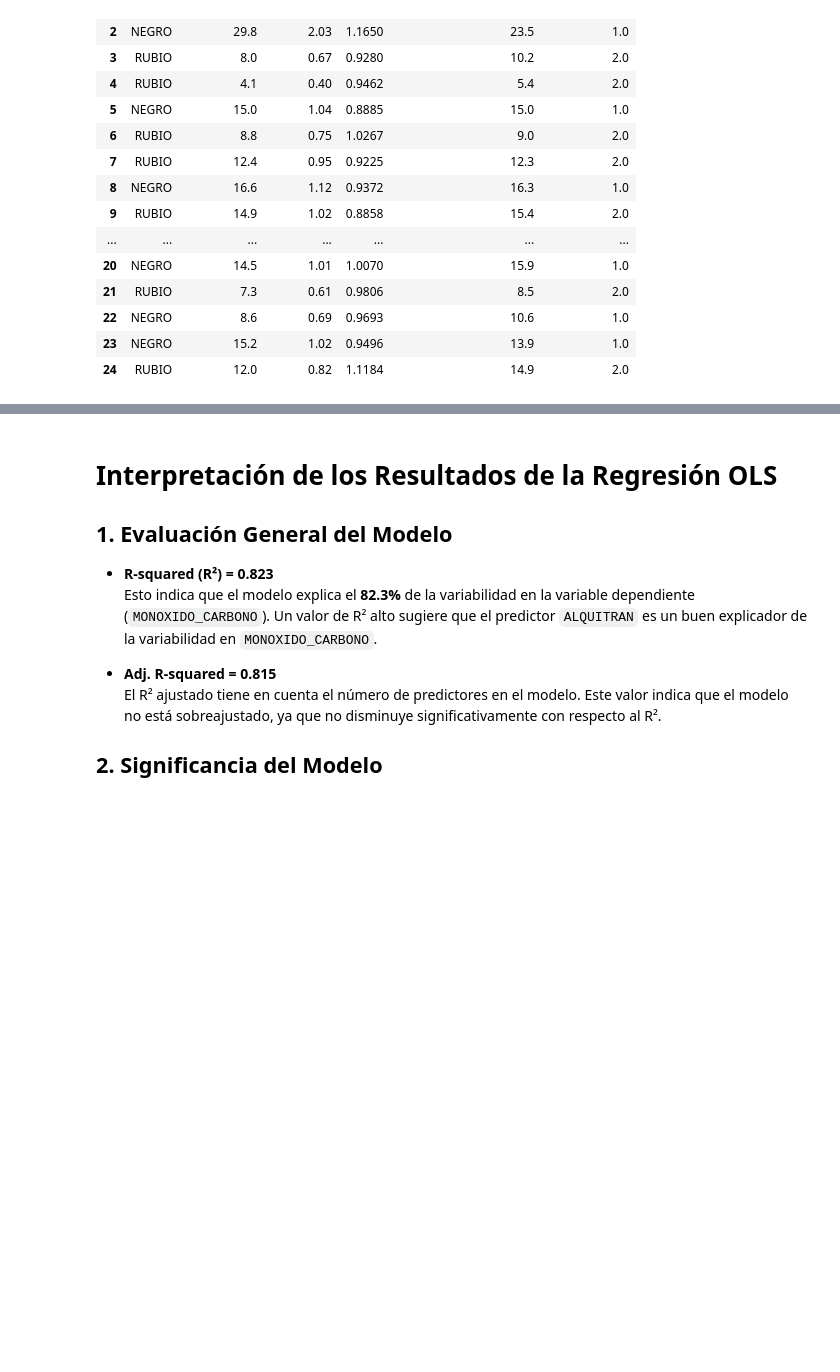
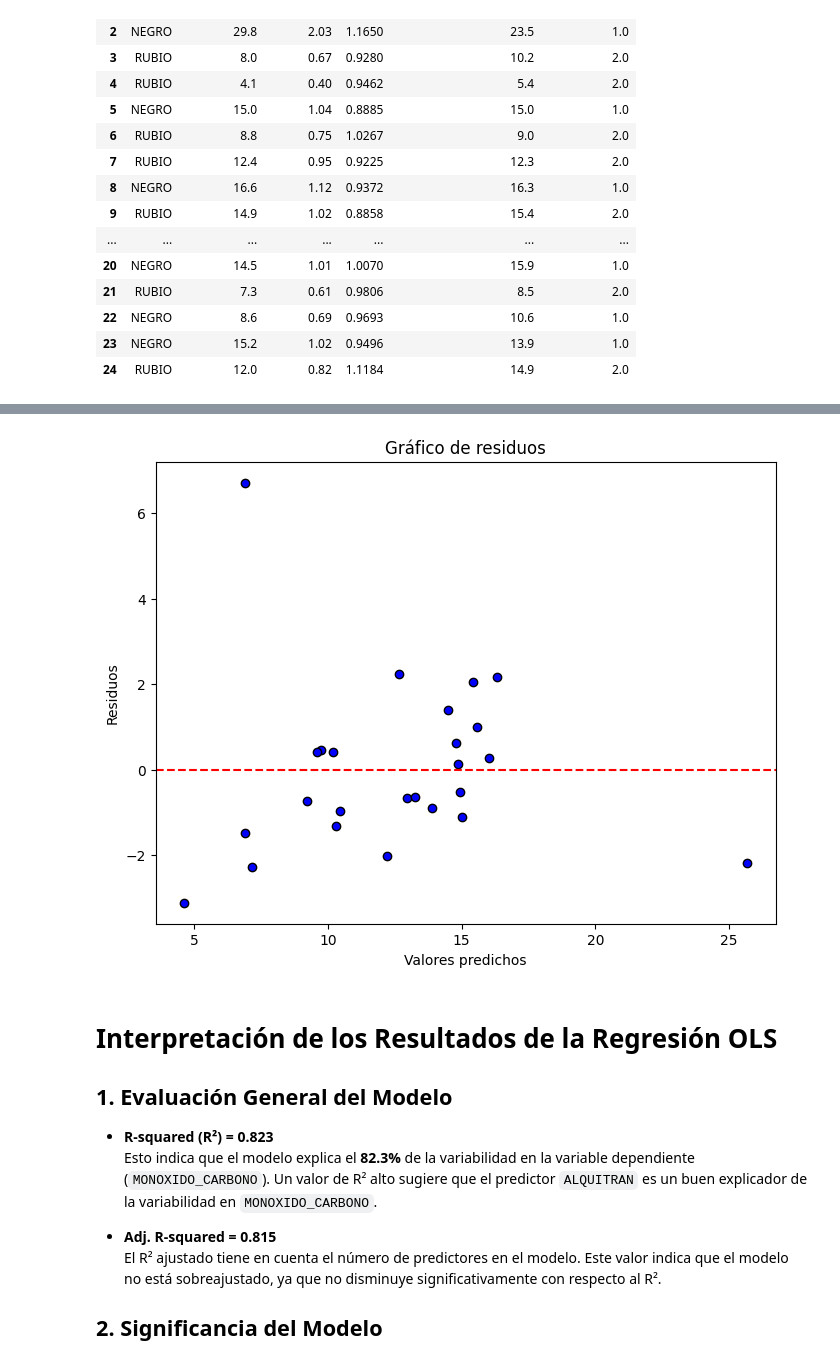
Before and after one commit to marcelochavez-ec/DATA_SCIENCE_ENDI, a Jupyter notebook: NOTEBOOKS_PYTHON/MULTIVARIANTE_I/MULTIVARIANTE_I/MULTIVARIANTE.ipynb, the cells around one changed output, grey strips where cells are left out. Saved outputs shown, nothing was run; the diff lists cells and outputs as text; code cells hidden in the pictures; blank space fills up the shorter version.

```diff
--- a/NOTEBOOKS_PYTHON/MULTIVARIANTE_I/MULTIVARIANTE_I/MULTIVARIANTE.ipynb
+++ b/NOTEBOOKS_PYTHON/MULTIVARIANTE_I/MULTIVARIANTE_I/MULTIVARIANTE.ipynb
@@ -112,3 +112,18 @@ plt.show()
+# %%
+# Obtener los valores predichos (ajustados) y los residuos
+y_pred = modelo.predict(X)
+residuos = modelo.resid
+
+# Graficar los residuos vs. los valores predichos
+plt.figure(figsize=(8, 6))
+plt.scatter(y_pred, residuos, color='blue', edgecolor='black')
+plt.axhline(0, color='red', linestyle='--')  # Línea horizontal en 0
+plt.title('Gráfico de residuos')
+plt.xlabel('Valores predichos')
+plt.ylabel('Residuos')
+plt.show()
+# %% [output]
+[figure, added]
 # %% [markdown]
 # Interpretación de los Resultados de la Regresión OLS
 
```
Also changed, not shown: parts of 4 cells of this notebook.
